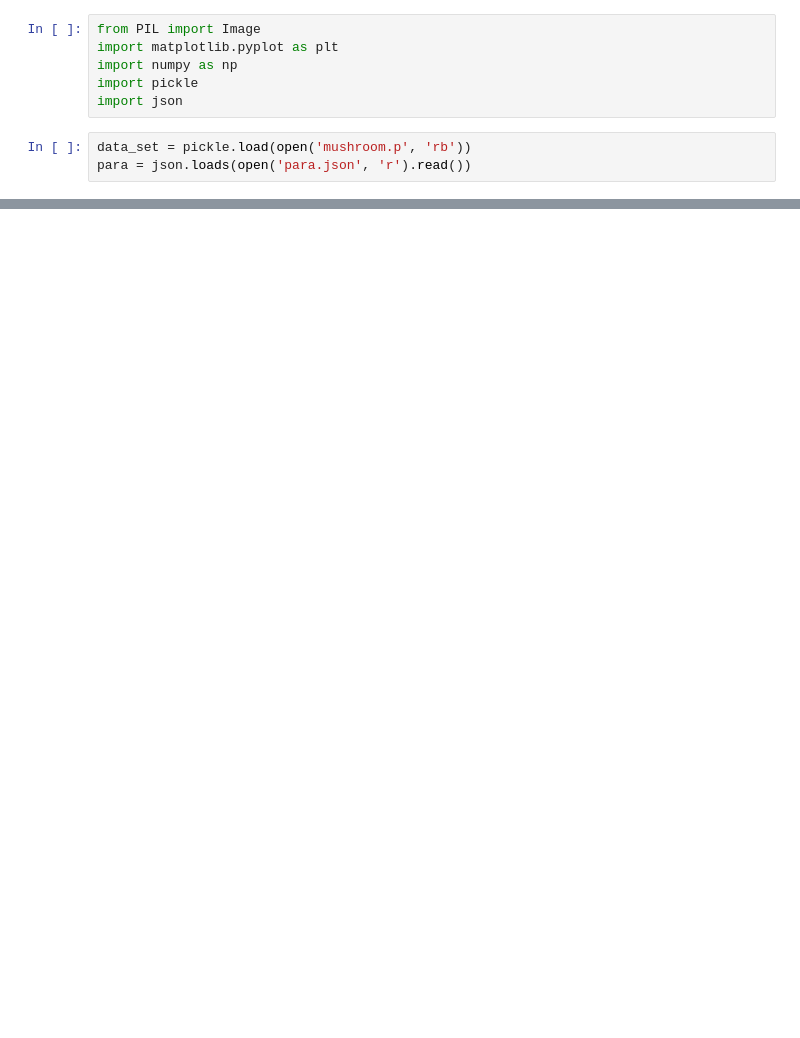
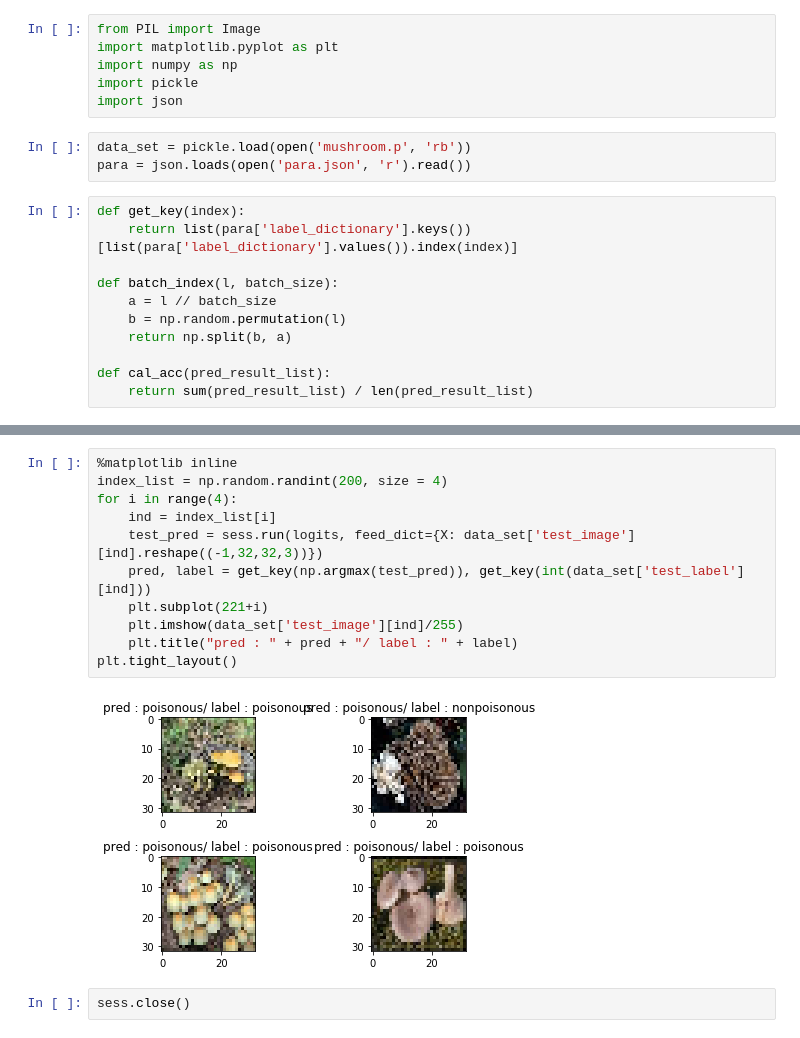
Before and after one commit to krlee407/Image_classification, a Jupyter notebook: #5. CNN.ipynb, the cells around one changed output, grey strips where cells are left out. Drawn from its saved outputs; the diff is of its cells as text; blank space fills up the shorter version.

```diff
--- a/#5. CNN.ipynb
+++ b/#5. CNN.ipynb
@@ -7,6 +7,17 @@ import json
 # %%
 data_set = pickle.load(open('mushroom.p', 'rb'))
 para = json.loads(open('para.json', 'r').read())
+# %%
+def get_key(index):
+    return list(para['label_dictionary'].keys())[list(para['label_dictionary'].values()).index(index)]
+
+def batch_index(l, batch_size):
+    a = l // batch_size
+    b = np.random.permutation(l)
+    return np.split(b, a)
+
+def cal_acc(pred_result_list):
+    return sum(pred_result_list) / len(pred_result_list)
 # %%
 import tensorflow as tf
 
@@ -98,0 +115,15 @@ Epoch: 19 Train accuracy: 1.0 Test accuracy: 0.875
+# %%
+%matplotlib inline
+index_list = np.random.randint(200, size = 4)
+for i in range(4):
+    ind = index_list[i]
+    test_pred = sess.run(logits, feed_dict={X: data_set['test_image'][ind].reshape((-1,32,32,3))})
+    pred, label = get_key(np.argmax(test_pred)), get_key(int(data_set['test_label'][ind]))
+    plt.subplot(221+i)
+    plt.imshow(data_set['test_image'][ind]/255)
+    plt.title("pred : " + pred + "/ label : " + label)
+plt.tight_layout()
+# %% [output]
+[figure, added]
+# %%
+sess.close()
```
Also changed, not shown: parts of 2 cells of this notebook, 2 other files.
